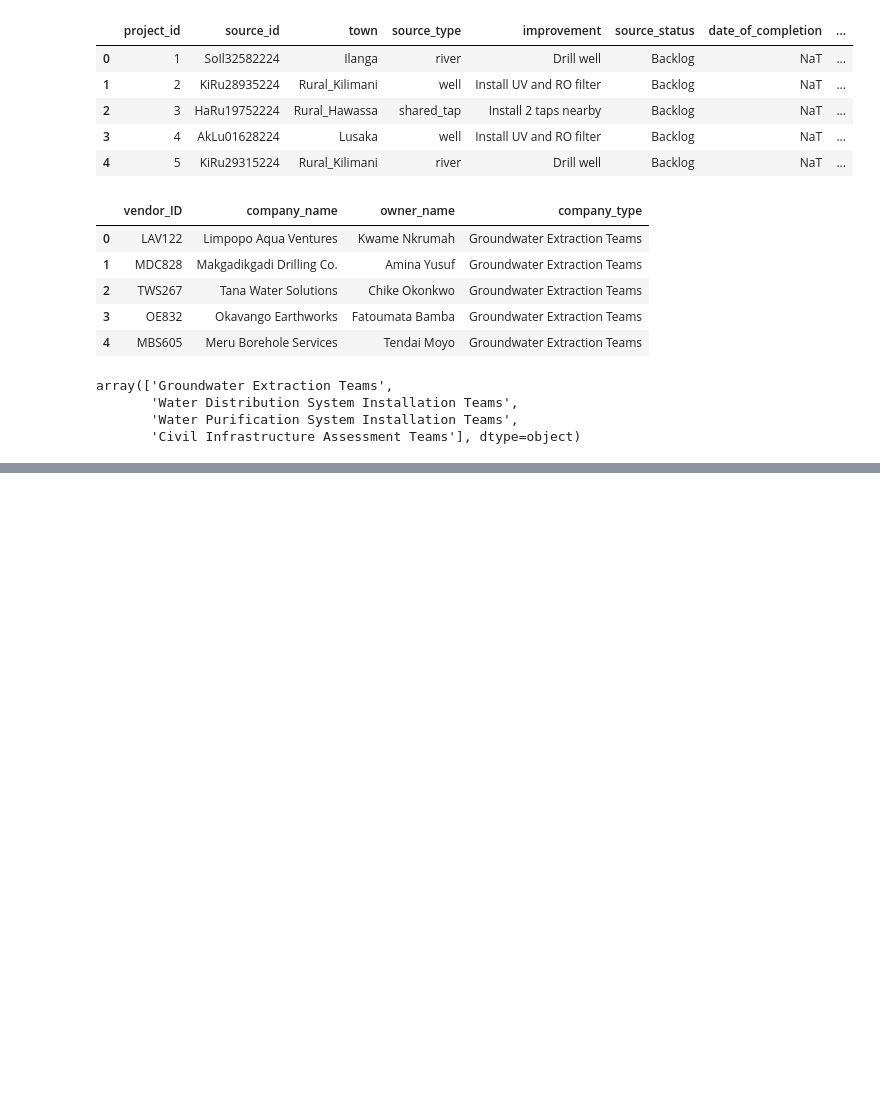
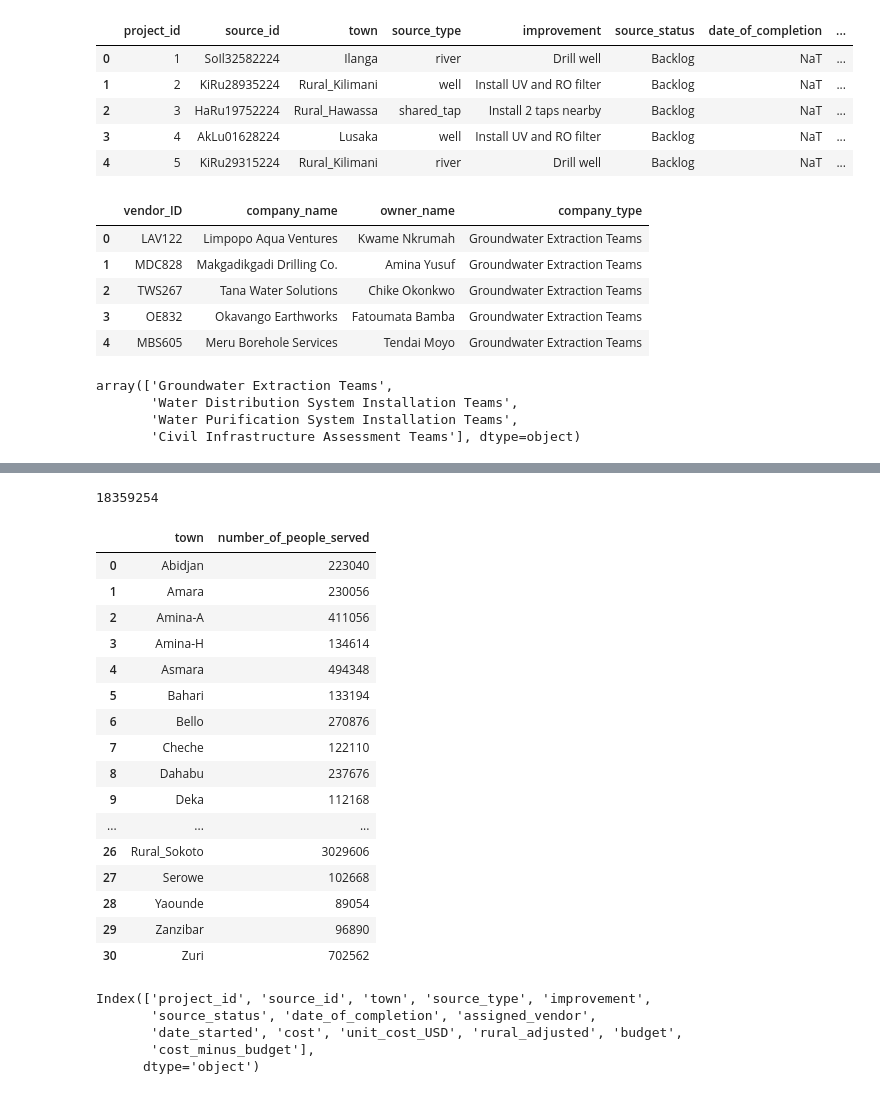
Before and after one commit to Jagunmolu/pandas_data_cleaning, a Jupyter notebook: alx_project_four/start.ipynb, the cells around one changed output, grey strips where cells are left out. Saved outputs shown, nothing was run; the diff lists cells and outputs as text; code cells hidden in the pictures; blank space fills up the shorter version.

```diff
--- a/alx_project_four/start.ipynb
+++ b/alx_project_four/start.ipynb
@@ -172,0 +280,3 @@ array(['Groundwater Extraction Teams',
+# %%
+new_project_progress = project_progress.merge(water_source, on="source_id", how="left")
+new_project_progress.head()
@@ -172,0 +290,5 @@ array(['Groundwater Extraction Teams',
+# %%
+population = new_project_progress[["town", "number_of_people_served"]].groupby("town").sum()["number_of_people_served"]
+population = pd.DataFrame(population)
+population.reset_index(drop=False, inplace=True)
+population.head()
@@ -172,0 +302,32 @@ array(['Groundwater Extraction Teams',
+# %%
+population["number_of_people_served"].sum()
+# %% [output]
+18359254
+# %%
+population
+# %% [output]
+|  | town | number_of_people_served |
+| 0 | Abidjan | 223040 |
+| 1 | Amara | 230056 |
+| 2 | Amina-A | 411056 |
+| 3 | Amina-H | 134614 |
+| 4 | Asmara | 494348 |
+| 5 | Bahari | 133194 |
+| 6 | Bello | 270876 |
+| 7 | Cheche | 122110 |
+| 8 | Dahabu | 237676 |
+| 9 | Deka | 112168 |
+| ... | ... | ... |
+| 26 | Rural_Sokoto | 3029606 |
+| 27 | Serowe | 102668 |
+| 28 | Yaounde | 89054 |
+| 29 | Zanzibar | 96890 |
+| 30 | Zuri | 702562 |
+# %%
+project_progress.columns
+# %% [output]
+Index(['project_id', 'source_id', 'town', 'source_type', 'improvement',
+       'source_status', 'date_of_completion', 'assigned_vendor',
+       'date_started', 'cost', 'unit_cost_USD', 'rural_adjusted', 'budget',
+       'cost_minus_budget'],
+      dtype='object')
```
Also changed, not shown: parts of 13 cells of this notebook, 2 other files.
